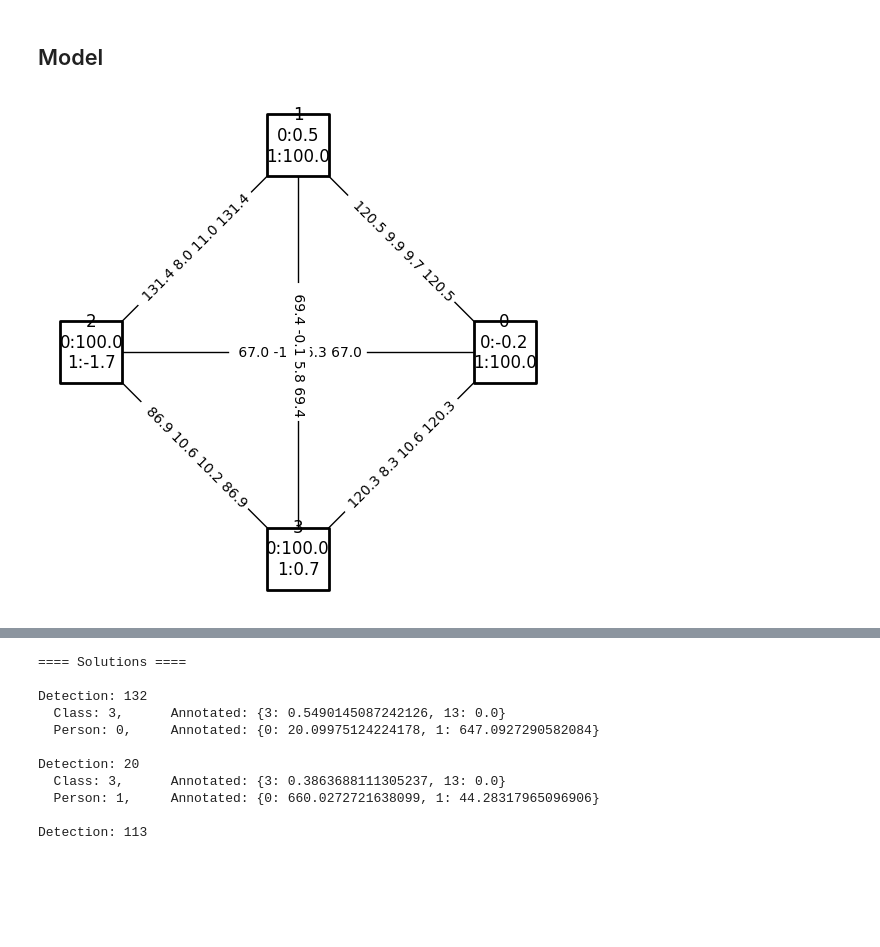
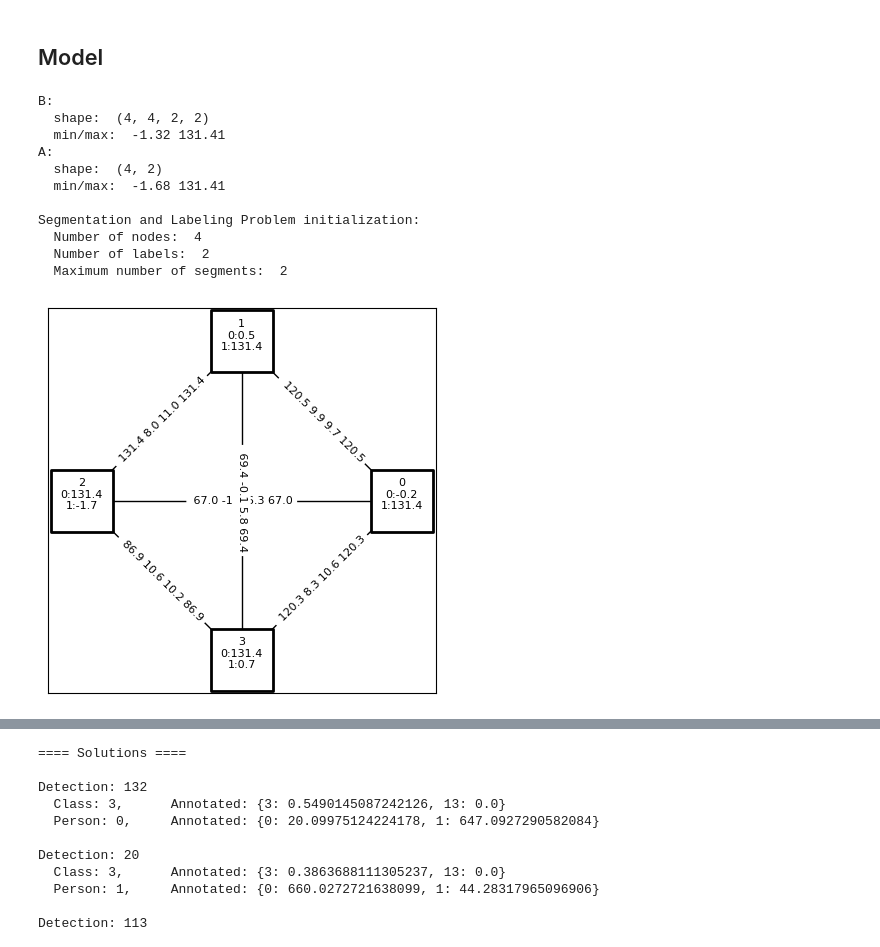
Before and after one commit to DmitriiNabok/SegLabel, a Jupyter notebook: examples/SLP-QAOA-hip-qiskit.ipynb, the cells around one changed output, grey strips where cells are left out. Saved outputs shown, nothing was run; the diff lists cells and outputs as text; code cells hidden in the pictures; blank space fills up the shorter version.

```diff
--- a/examples/SLP-QAOA-hip-qiskit.ipynb
+++ b/examples/SLP-QAOA-hip-qiskit.ipynb
@@ -29,5 +28,5 @@ from qiskit.utils import QuantumInstance
 # %% [markdown]
 ## Model
 # %%
-with open("../data/hipster/005808361_class2_SegLabelData.pickle", "rb") as f:
+with open("005808361_class2_SegLabelData.pickle", "rb") as f:
     segLabel = pickle.load(f)
@@ -48,9 +33,52 @@ B = segLabel.betas.copy()
+# %%
+# beta_dc_d'c'u
+B = segLabel.betas.copy()
+B = np.nan_to_num(B, nan=0.0)
+B_max = np.max(B)
+
+print("B:")
+print("  shape: ", np.shape(B))
+print("  min/max: ", np.min(B), B_max)
+
+# alpha_dc
+A = segLabel.alphas.copy()
+A = np.nan_to_num(A, nan=0.0)
+A_max = B_max
+A[A > A_max] = A_max  # truncate too high values
+
+print("A:")
+print("  shape: ", np.shape(A))
+print("  min/max: ", np.min(A), np.max(A))
+print("")
+
+max_num_segments = segLabel.max_num_persons
+suppress = False
+
+model = SegmentationAndLabeling(
+    A=A, B=B,
+    max_num_segments=max_num_segments,
+    class_reindex={v: k for k, v in segLabel.map_DNNclass_reindex.items()},
+    suppress=suppress
+)
+# %% [output]
+B:
+  shape:  (4, 4, 2, 2)
+  min/max:  -1.32 131.41
+A:
+  shape:  (4, 2)
+  min/max:  -1.68 131.41
+
+Segmentation and Labeling Problem initialization:
+  Number of nodes:  4
+  Number of labels:  2
+  Maximum number of segments:  2
 # %%
-model = SegmentationAndLabeling(num_nodes, num_segments, num_labels, A, B)
+fig = plt.figure(figsize=(5, 5), frameon=False)
+ax = fig.add_subplot(1, 1, 1)  # nrows, ncols, index
 
-model.draw_graph(draw_edge_labels=True, label_pos=0.5)
+model.draw_graph(ax, draw_node_labels=True, draw_edge_labels=True, label_pos=0.5, )
 # %% [output]
-[figure, old version]
+[figure, new version]
 # %%
 # Build the DOcplex model of the S&L problem
 mdl = model.build_model()
```
Also changed, not shown: parts of 13 cells of this notebook, 13 other files.
